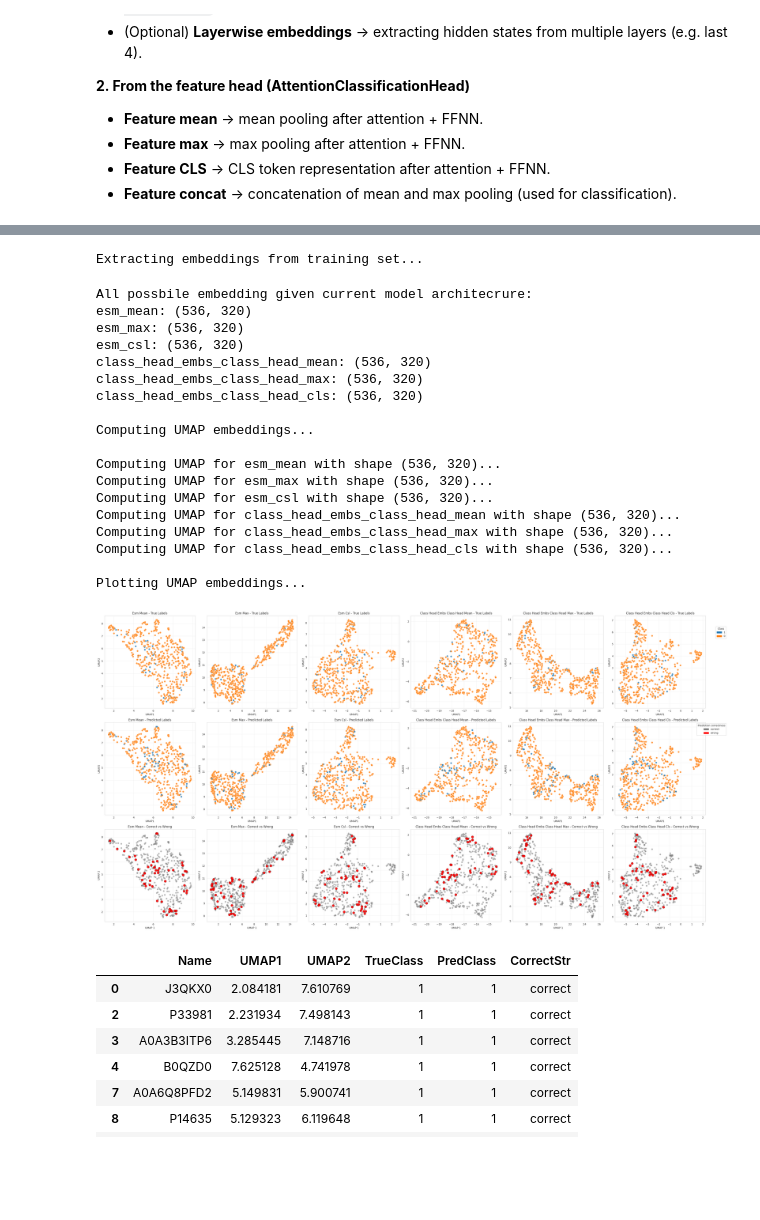
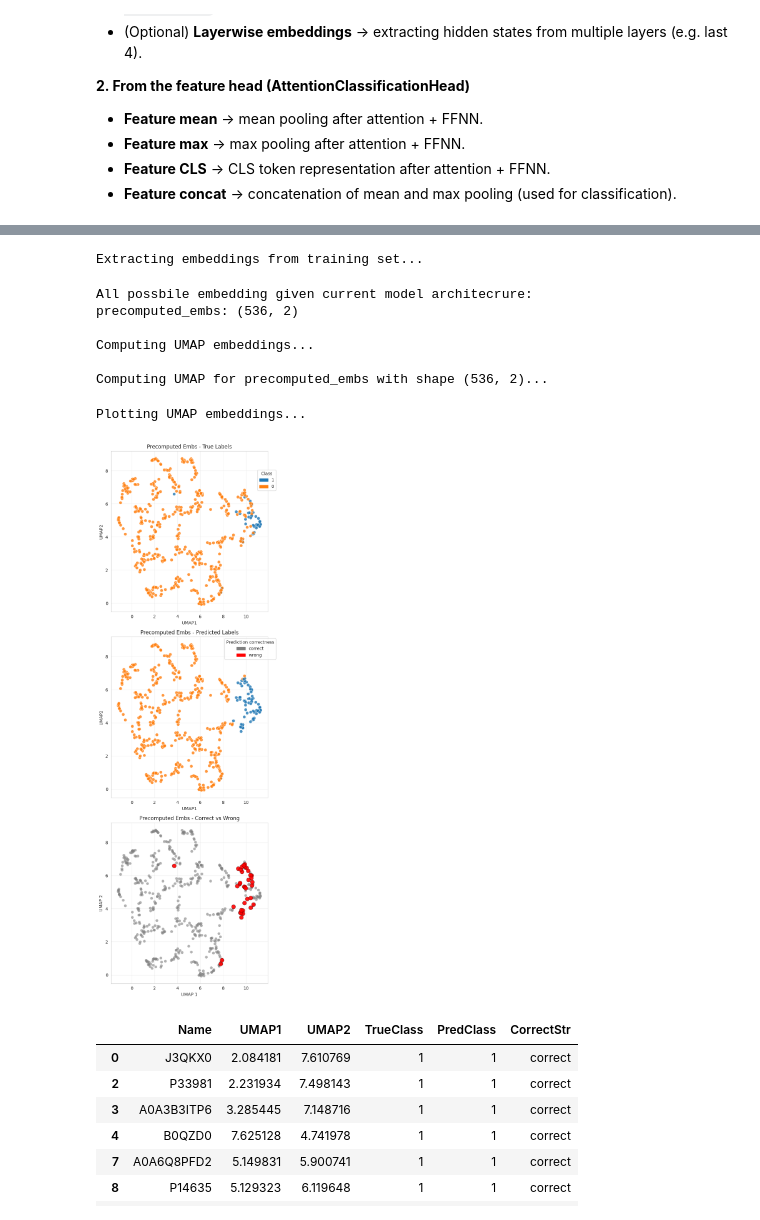
Before and after one commit to 8gabri8/ESMSec, a Jupyter notebook: my_train.ipynb, the cells around one changed output, grey strips where cells are left out. Drawn from its saved outputs; the diff is of its cells as text; code cells hidden in the pictures; blank space fills up the shorter version.

```diff
--- a/my_train.ipynb
+++ b/my_train.ipynb
@@ -128,15 +147,16 @@ processed_df.head(5)
 | 3 | MAEEGAVAVCVRVRPLNSREESLGETAQVYWKT... | MAEEGAVAVCVRVRPLNSREESLGETAQVYWKT... | [tensor(0), tensor(20), tensor(5)... | [tensor(1), tensor(1), tensor(1),... | 1 | Q02224 | 2701 | ... |
 | 4 | MGDDSEWLKLPVDQKCEHKLWKARLSGYEEALK... | MGDDSEWLKLPVDQKCEHKLWKARLSGYEEALK... | [tensor(0), tensor(20), tensor(6)... | [tensor(1), tensor(1), tensor(1),... | 1 | Q14008 | 2032 | ... |
 # %%
-# OPTIONAL: ADD PRECOMPUTED EMBEDDINGS
-def generate_noise(row, mean_1 = 1, mean_0 = 0, sigma = 1, embedding_dim = config["PRECOMPUTED_EMBS_DIM"]):
-    mean = mean_1 if row['label'] == 1 else mean_0
-    return torch.randn(embedding_dim) * sigma + mean
-processed_df["embedding"] = processed_df.apply(generate_noise, axis=1)
 
-# inspect the DataFrame
-display(processed_df.head(5))
-print(processed_df.loc[0, "input_ids"])
+    #  # OPTIONAL: ADD PRECOMPUTED EMBEDDINGS
+    # def generate_noise(row, mean_1 = 1, mean_0 = -1, sigma = 1, embedding_dim = config["PRECOMPUTED_EMBS_DIM"]):
+    #     mean = mean_1 if row['label'] == 1 else mean_0
+    #     return torch.randn(embedding_dim) * sigma + mean
+    # processed_df["embedding"] = processed_df.apply(generate_noise, axis=1)
+
+    # # inspect the DataFrame
+    # display(processed_df.head(5))
+    # print(processed_df.loc[0, "input_ids"])
 # %% [output]
 |  | sequence | trunc_sequence | input_ids | attention_mask | label | protein | sequence_length | ... |
 | 0 | MPSDKTIGGGDDSFNTFFSETGAGKHVPRAVFV... | MPSDKTIGGGDDSFNTFFSETGAGKHVPRAVFV... | [tensor(0), tensor(20), tensor(14... | [tensor(1), tensor(1), tensor(1),... | 1 | F8VRK0 | 49 | ... |
@@ -304,11 +331,12 @@ DATALOADER = train_dl
 print("\nExtracting embeddings from training set...\n")
 
 # Extract embeddings
-train_embeddings, names, labels, predictions = mf.extract_embeddings(
+train_embeddings, names, labels, predictions = my_embs.extract_embeddings(
     net=net,
     dl=DATALOADER,
     device=config["DEVICE"],
-    return_numpy=True # set to False if you want torch tensors instead
+    return_numpy=True, # set to False if you want torch tensors instead
+    from_precomputed_embs=config["FROM_PRECOMPUTED_EMBS"]
 )
 
 print("All possbile embedding given current model architecrure:")
@@ -322,7 +350,7 @@ for key, emb in train_embeddings.items():
 
 print("\nComputing UMAP embeddings...\n")
 
-umap_tensors = mf.compute_umap_tensors( #dict of tensors
+umap_tensors = my_embs.compute_umap_tensors( #dict of tensors
     embeddings_dict=train_embeddings,
 )
 
@@ -332,6 +360,9 @@ umap_tensors = mf.compute_umap_tensors( #dict of tensors
 
 print("\nPlotting UMAP embeddings...\n")
 
-df = mf.plot_umap_embeddings(umap_tensors, names, labels, predictions)
+if len(list(train_embeddings)) != 0:
+    df = my_embs.plot_umap_embeddings(umap_tensors, names, labels, predictions)
+else:
+    print("No embs to plot")
 # %% [output]
 Extracting embeddings from training set...
@@ -346,56 +384,49 @@ DATALOADER = test_dl
 print("\nExtracting embeddings from training set...\n")
 
 # Extract embeddings
-train_embeddings, names, labels, predictions = mf.extract_embeddings(
+train_embeddings, names, labels, predictions = my_embs.extract_embeddings(
     net=net,
     dl=DATALOADER,
     device=config["DEVICE"],
-    return_numpy=True # set to False if you want torch tensors instead
+    return_numpy=True, # set to False if you want torch tensors instead
+    from_precomputed_embs=config["FROM_PRECOMPUTED_EMBS"]
 )
 
 print("All possbile embedding given current model architecrure:")
 # Example: check shapes
 for key, emb in train_embeddings.items():
     print(f"{key}: {emb.shape}")
 
 #############################
 ###### CALCULATE UMAP
 #############################
 
 print("\nComputing UMAP embeddings...\n")
 
-umap_tensors = mf.compute_umap_tensors( #dict of tensors
+umap_tensors = my_embs.compute_umap_tensors( #dict of tensors
     embeddings_dict=train_embeddings,
 )
 
 #############################
 ###### PLOT
 #############################
 
 print("\nPlotting UMAP embeddings...\n")
 
-df = mf.plot_umap_embeddings(umap_tensors, names, labels, predictions)
+if len(list(train_embeddings)) != 0:
+    df = my_embs.plot_umap_embeddings(umap_tensors, names, labels, predictions)
+else:
+    print("No embs to plot")
 # %% [output]
 Extracting embeddings from training set...
 All possbile embedding given current model architecrure:
-esm_mean: (536, 320)
-esm_max: (536, 320)
-esm_csl: (536, 320)
-class_head_embs_class_head_mean: (536, 320)
-class_head_embs_class_head_max: (536, 320)
-class_head_embs_class_head_cls: (536, 320)
+precomputed_embs: (536, 2)
 
 Computing UMAP embeddings...
 
-Computing UMAP for esm_mean with shape (536, 320)...
-Computing UMAP for esm_max with shape (536, 320)...
-Computing UMAP for esm_csl with shape (536, 320)...
-Computing UMAP for class_head_embs_class_head_mean with shape (536, 320)...
-Computing UMAP for class_head_embs_class_head_max with shape (536, 320)...
-Computing UMAP for class_head_embs_class_head_cls with shape (536, 320)...
-
-Plotting UMAP embeddings...
+Computing UMAP for precomputed_embs with shape (536, 2)...
+Plotting UMAP embeddings...
-[figure, old version]
+[figure, new version]
 # %%
 df = df["esm_mean"]
 df[(df["CorrectStr"] == "correct") & (df["TrueClass"] == "1")]
```
Also changed, not shown: parts of 7 cells of this notebook, 6 other files.
